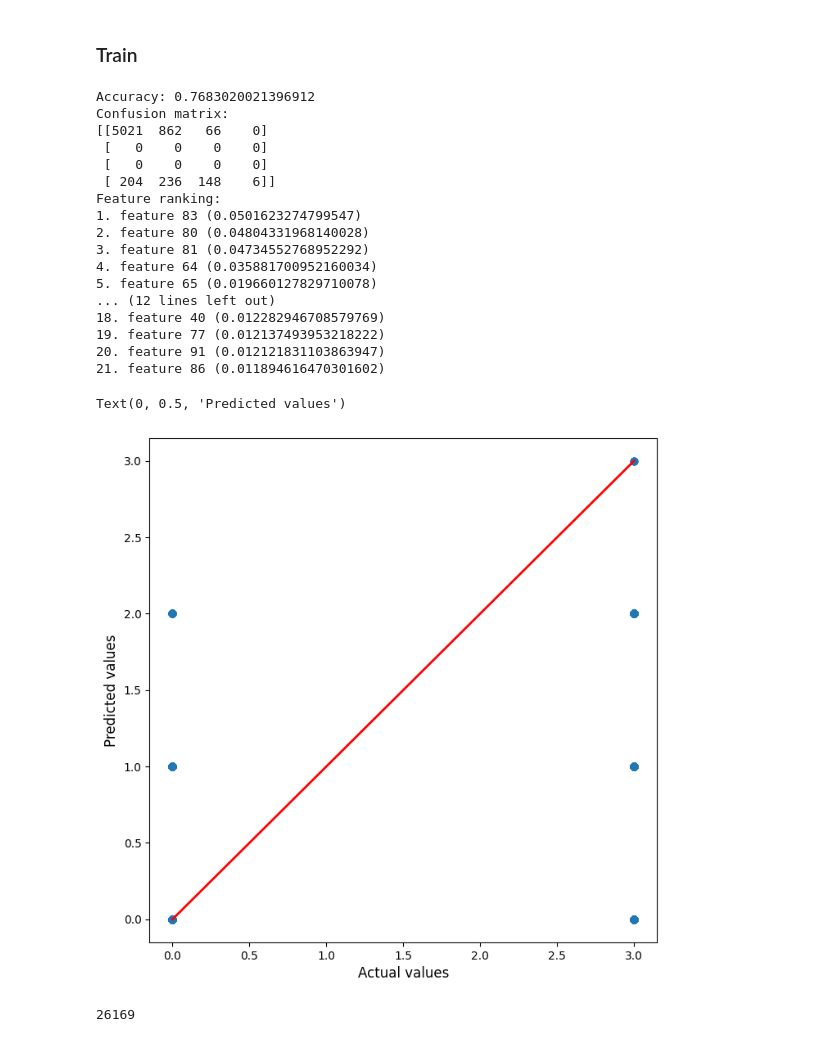
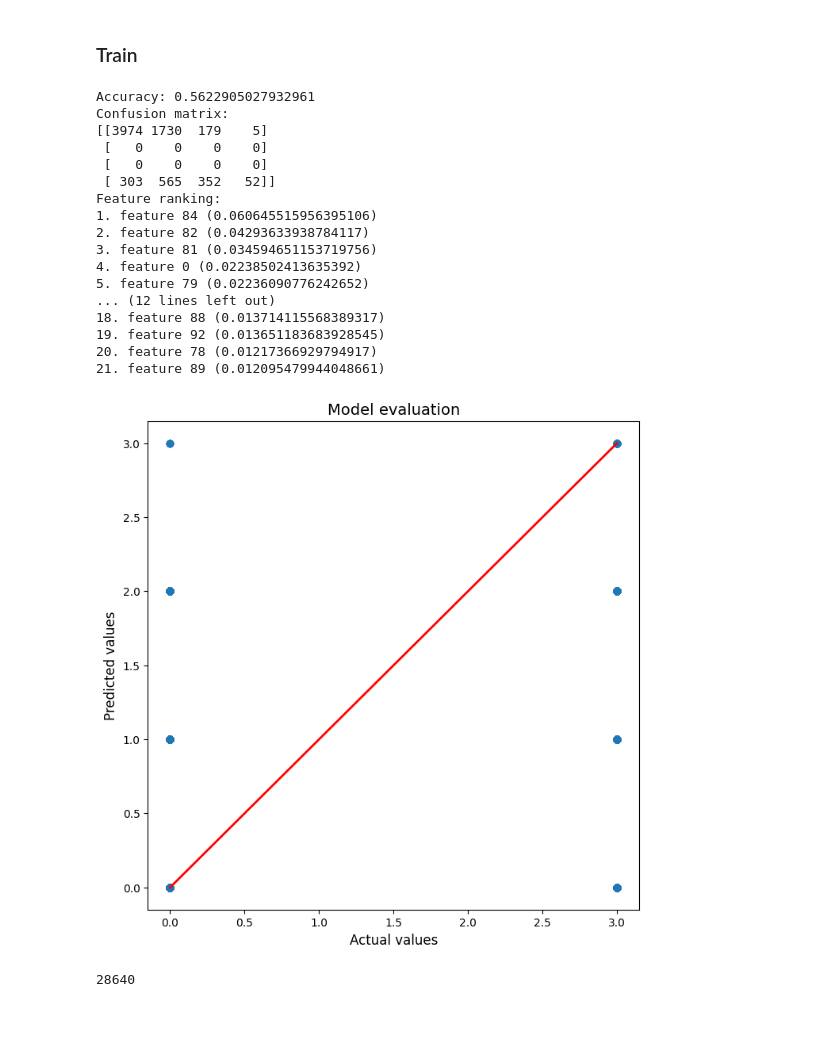
Before and after one commit to dilancroos/sl_predictors_xai, a Jupyter notebook: 03_03_ice_pdp.ipynb, the cells around one changed output. Cells and saved outputs as stored; diff of their text form; code cells hidden in the pictures.

```diff
--- a/03_03_ice_pdp.ipynb
+++ b/03_03_ice_pdp.ipynb
@@ -25,5 +25,5 @@ pd.set_option('display.max_columns', None)
 # %% [markdown]
 ### Load (Processed) Data
 # %%
-df = main(one_hot=False, string_issue=True)
+df = main(retained=True, string_issue=True)
 # %% [output]
@@ -85,35 +85,37 @@ for f in range(X.shape[1]):
         break
     print(f"{f+1}. feature {indices[f]} ({importances[indices[f]]})")
 # %% [output]
-Accuracy: 0.7683020021396912
+Accuracy: 0.5622905027932961
 Confusion matrix:
-[[5021  862   66    0]
+[[3974 1730  179    5]
  [   0    0    0    0]
  [   0    0    0    0]
- [ 204  236  148    6]]
+ [ 303  565  352   52]]
 Feature ranking:
-1. feature 83 (0.0501623274799547)
-2. feature 80 (0.04804331968140028)
-3. feature 81 (0.04734552768952292)
-4. feature 64 (0.035881700952160034)
-5. feature 65 (0.019660127829710078)
+1. feature 84 (0.060645515956395106)
+2. feature 82 (0.04293633938784117)
+3. feature 81 (0.034594651153719756)
+4. feature 0 (0.02238502413635392)
+5. feature 79 (0.02236090776242652)
 ... (12 lines left out)
-18. feature 40 (0.012282946708579769)
-19. feature 77 (0.012137493953218222)
-20. feature 91 (0.012121831103863947)
-21. feature 86 (0.011894616470301602)
+18. feature 88 (0.013714115568389317)
+19. feature 92 (0.013651183683928545)
+20. feature 78 (0.01217366929794917)
+21. feature 89 (0.012095479944048661)
 # %%
 # Model evaluation
 fig, ax = plt.subplots(nrows=1, ncols=1, figsize=(8,8))
 
 plt.scatter(y_test, y_pred)
 plt.plot([0, 3], [0, 3], color='r', linestyle='-', linewidth=2)
 
 plt.xlabel('Actual values', size=12)
 plt.ylabel('Predicted values', size=12)
+plt.title('Model evaluation', size=14)
+plt.savefig('outputs/03_03_ice_pdp/model_evalualtion.png')
+plt.show()
 # %% [output]
-Text(0, 0.5, 'Predicted values')
-[figure, old version]
+[figure, new version]
 # %%
 pdp_lines = partial_dependence(
     rf,
@@ -125,7 +127,7 @@ pdp_lines = partial_dependence(
 )
 len(pdp_lines['individual'][0])
 # %% [output]
-26169
+28640
 # %%
 print(np.shape(pdp_lines['grid_values']))
 print(np.shape(pdp_lines['individual']))
```
Also changed, not shown: parts of 8 cells of this notebook, 6 other files.
